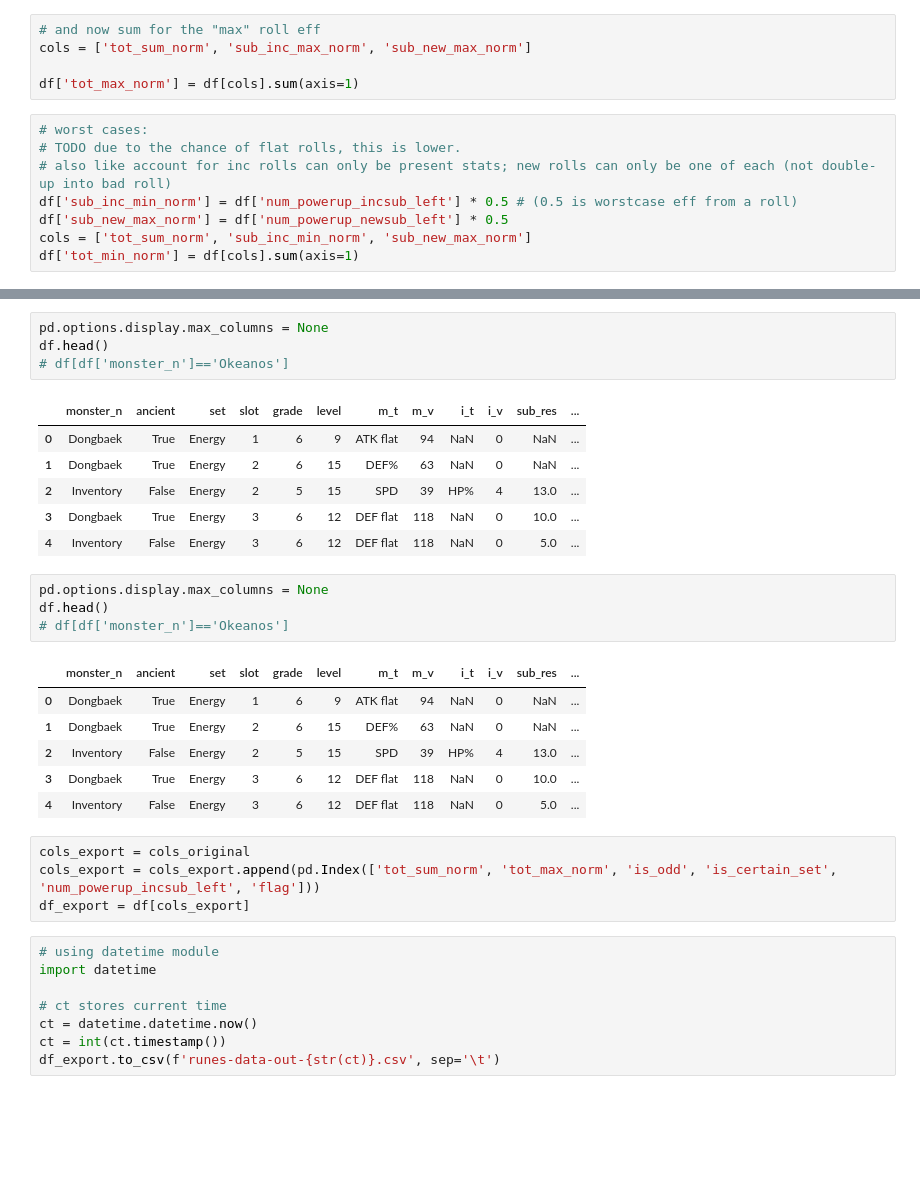
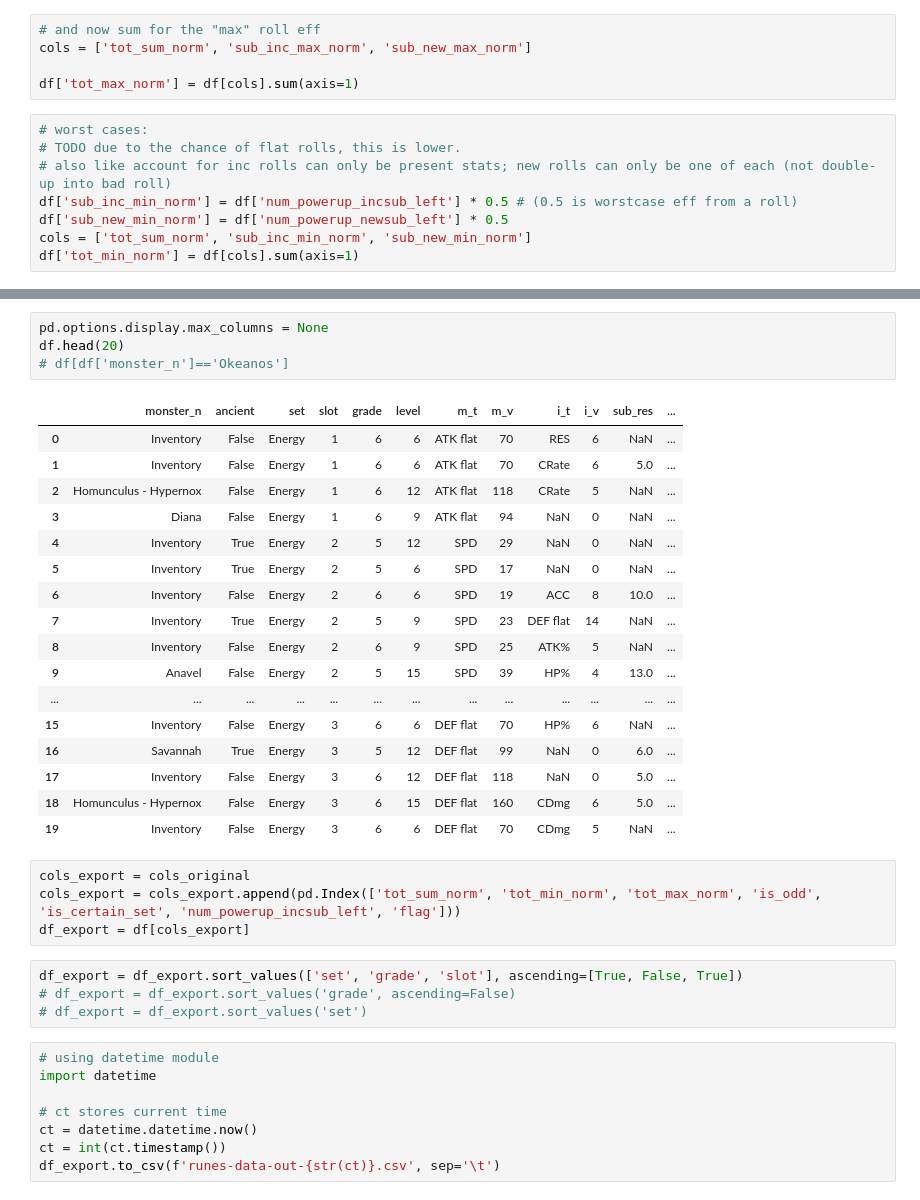
Before and after one commit to n8kim1/sw-rune-max-eff, a Jupyter notebook: sandbox.ipynb, the cells around one changed output, grey strips where cells are left out. Saved outputs shown, nothing was run; the diff lists cells and outputs as text; blank space fills up the shorter version.

```diff
--- a/sandbox.ipynb
+++ b/sandbox.ipynb
@@ -77,8 +88,8 @@ df['tot_max_norm'] = df[cols].sum(axis=1)
 # TODO due to the chance of flat rolls, this is lower.
 # also like account for inc rolls can only be present stats; new rolls can only be one of each (not double-up into bad roll)
 df['sub_inc_min_norm'] = df['num_powerup_incsub_left'] * 0.5 # (0.5 is worstcase eff from a roll)
-df['sub_new_max_norm'] = df['num_powerup_newsub_left'] * 0.5
-cols = ['tot_sum_norm', 'sub_inc_min_norm', 'sub_new_max_norm']
+df['sub_new_min_norm'] = df['num_powerup_newsub_left'] * 0.5
+cols = ['tot_sum_norm', 'sub_inc_min_norm', 'sub_new_min_norm']
 df['tot_min_norm'] = df[cols].sum(axis=1)
 # %%
 # for ease in using the outputted sheet
@@ -145,29 +179,33 @@ df[df['flag']]
 # %%
 pd.options.display.max_columns = None
-df.head()
+df.head(20)
 # df[df['monster_n']=='Okeanos']
 # %% [output]
 |  | monster_n | ancient | set | slot | grade | level | m_t | m_v | i_t | i_v | sub_res | ... |
-| 0 | Dongbaek | True | Energy | 1 | 6 | 9 | ATK flat | 94 | NaN | 0 | NaN | ... |
-| 1 | Dongbaek | True | Energy | 2 | 6 | 15 | DEF% | 63 | NaN | 0 | NaN | ... |
-| 2 | Inventory | False | Energy | 2 | 5 | 15 | SPD | 39 | HP% | 4 | 13.0 | ... |
-| 3 | Dongbaek | True | Energy | 3 | 6 | 12 | DEF flat | 118 | NaN | 0 | 10.0 | ... |
-| 4 | Inventory | False | Energy | 3 | 6 | 12 | DEF flat | 118 | NaN | 0 | 5.0 | ... |
+| 0 | Inventory | False | Energy | 1 | 6 | 6 | ATK flat | 70 | RES | 6 | NaN | ... |
+| 1 | Inventory | False | Energy | 1 | 6 | 6 | ATK flat | 70 | CRate | 6 | 5.0 | ... |
+| 2 | Homunculus - Hypernox | False | Energy | 1 | 6 | 12 | ATK flat | 118 | CRate | 5 | NaN | ... |
+| 3 | Diana | False | Energy | 1 | 6 | 9 | ATK flat | 94 | NaN | 0 | NaN | ... |
+| 4 | Inventory | True | Energy | 2 | 5 | 12 | SPD | 29 | NaN | 0 | NaN | ... |
+| 5 | Inventory | True | Energy | 2 | 5 | 6 | SPD | 17 | NaN | 0 | NaN | ... |
+| 6 | Inventory | False | Energy | 2 | 6 | 6 | SPD | 19 | ACC | 8 | 10.0 | ... |
+| 7 | Inventory | True | Energy | 2 | 5 | 9 | SPD | 23 | DEF flat | 14 | NaN | ... |
+| 8 | Inventory | False | Energy | 2 | 6 | 9 | SPD | 25 | ATK% | 5 | NaN | ... |
+| 9 | Anavel | False | Energy | 2 | 5 | 15 | SPD | 39 | HP% | 4 | 13.0 | ... |
+| ... | ... | ... | ... | ... | ... | ... | ... | ... | ... | ... | ... | ... |
+| 15 | Inventory | False | Energy | 3 | 6 | 6 | DEF flat | 70 | HP% | 6 | NaN | ... |
+| 16 | Savannah | True | Energy | 3 | 5 | 12 | DEF flat | 99 | NaN | 0 | 6.0 | ... |
+| 17 | Inventory | False | Energy | 3 | 6 | 12 | DEF flat | 118 | NaN | 0 | 5.0 | ... |
+| 18 | Homunculus - Hypernox | False | Energy | 3 | 6 | 15 | DEF flat | 160 | CDmg | 6 | 5.0 | ... |
+| 19 | Inventory | False | Energy | 3 | 6 | 6 | DEF flat | 70 | CDmg | 5 | NaN | ... |
-# %%
-pd.options.display.max_columns = None
-df.head()
-# df[df['monster_n']=='Okeanos']
-# %% [output]
-|  | monster_n | ancient | set | slot | grade | level | m_t | m_v | i_t | i_v | sub_res | ... |
-| 0 | Dongbaek | True | Energy | 1 | 6 | 9 | ATK flat | 94 | NaN | 0 | NaN | ... |
-| 1 | Dongbaek | True | Energy | 2 | 6 | 15 | DEF% | 63 | NaN | 0 | NaN | ... |
-| 2 | Inventory | False | Energy | 2 | 5 | 15 | SPD | 39 | HP% | 4 | 13.0 | ... |
-| 3 | Dongbaek | True | Energy | 3 | 6 | 12 | DEF flat | 118 | NaN | 0 | 10.0 | ... |
-| 4 | Inventory | False | Energy | 3 | 6 | 12 | DEF flat | 118 | NaN | 0 | 5.0 | ... |
 # %%
 cols_export = cols_original
-cols_export = cols_export.append(pd.Index(['tot_sum_norm', 'tot_max_norm', 'is_odd', 'is_certain_set', 'num_powerup_incsub_left', 'flag']))
+cols_export = cols_export.append(pd.Index(['tot_sum_norm', 'tot_min_norm', 'tot_max_norm', 'is_odd', 'is_certain_set', 'num_powerup_incsub_left', 'flag']))
 df_export = df[cols_export]
+# %%
+df_export = df_export.sort_values(['set', 'grade', 'slot'], ascending=[True, False, True])
+# df_export = df_export.sort_values('grade', ascending=False)
+# df_export = df_export.sort_values('set')
 # %%
 # using datetime module
 import datetime
```
Also changed, not shown: parts of 6 cells of this notebook.
